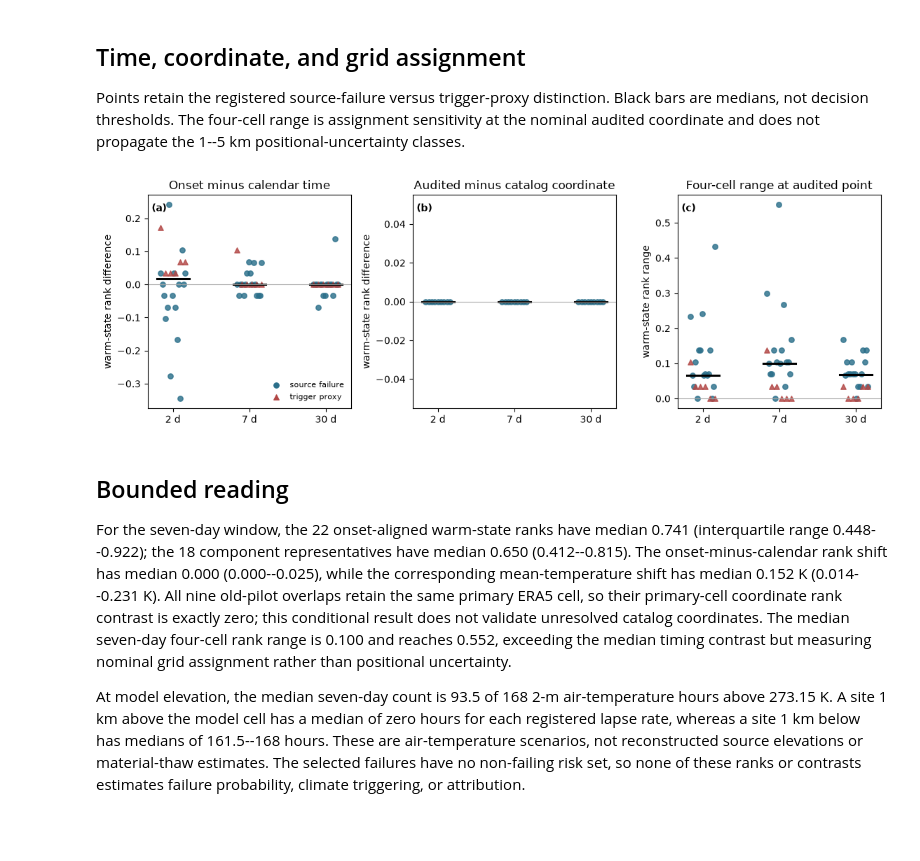
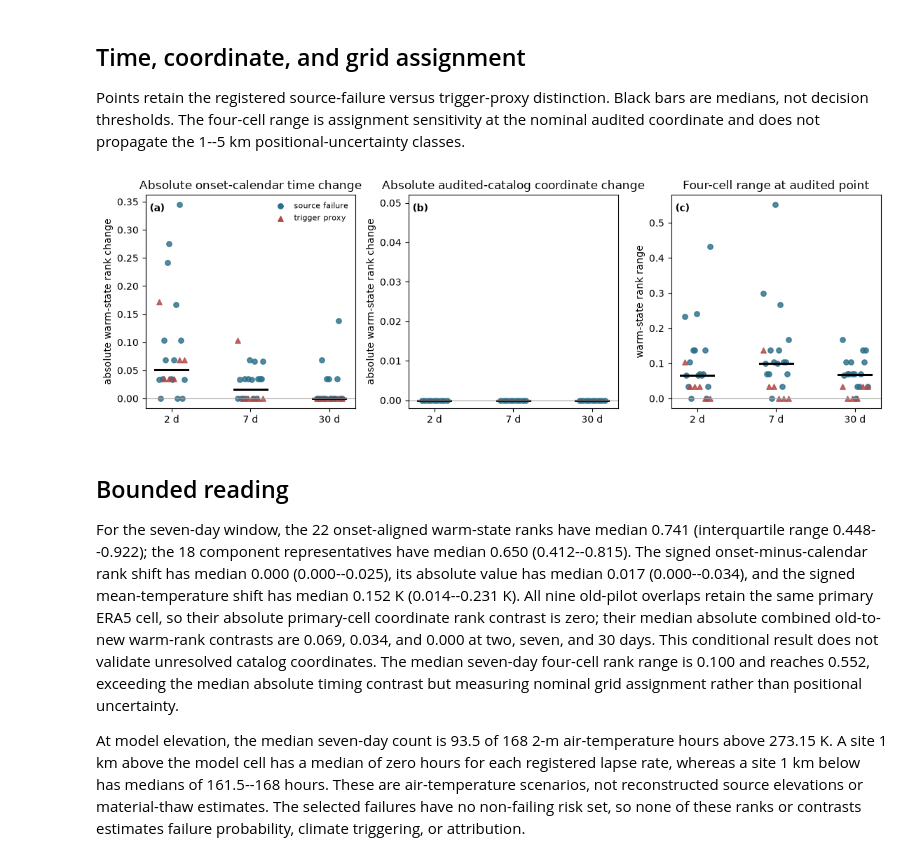
Before and after one commit to bradlipovsky/mass-movements, a Jupyter notebook: notebooks/audited_reanalysis.ipynb, the cells around one changed output. Cells and saved outputs as stored; diff of their text form; code cells hidden in the pictures; blank space fills up the shorter version.

Commit message:
docs: report absolute ERA5 assignment contrasts

```diff
--- a/notebooks/audited_reanalysis.ipynb
+++ b/notebooks/audited_reanalysis.ipynb
@@ -25,17 +29,18 @@ sealed snapshot T9H8SG2PVXWNY0QNJPJG ; selected occurrences 22 ; reviewed overla
 The table keeps all occurrences, one registered representative per dependence component, measured source failures, and trigger proxies separate. Quartiles and medians are descriptive; no threshold was registered.
 # %%
 order=['2d','7d','30d']
-p=p.assign(delta_temperature_k=p.onset_event_mean_t2m_k-p.calendar_event_mean_t2m_k)
+p=p.assign(delta_temperature_k=p.onset_event_mean_t2m_k-p.calendar_event_mean_t2m_k,absolute_time_warm_rank=p.delta_time_warm_state_rank.abs(),absolute_time_residual_rank=p.delta_time_linear_trend_residual_rank.abs())
+o=o.assign(absolute_coordinate_warm_rank=o.delta_coordinate_warm_state_rank.abs(),absolute_coordinate_residual_rank=o.delta_coordinate_linear_trend_residual_rank.abs(),absolute_combined_warm_rank=o.delta_combined_warm_state_rank.abs(),absolute_combined_residual_rank=o.delta_combined_linear_trend_residual_rank.abs())
 groups={'all occurrences':p,'component representatives':p[p.component_representative],'source failures':p[p.onset_role=='source_failure'],'trigger proxies':p[p.onset_role=='trigger_proxy']}
 rows=[]
 for label,group in groups.items():
     for window in order:
         q=group[group.window==window]
-        rows.append({'population':label,'window':window,'n':len(q),'onset warm rank median':q.onset_warm_state_rank.median(),'onset warm rank Q1':q.onset_warm_state_rank.quantile(.25),'onset warm rank Q3':q.onset_warm_state_rank.quantile(.75),'onset-calendar rank median':q.delta_time_warm_state_rank.median(),'onset-calendar T2m median (K)':q.delta_temperature_k.median(),'four-cell rank range median':q.onset_four_cell_warm_rank_range.median()})
+        rows.append({'population':label,'window':window,'n':len(q),'onset warm rank median':q.onset_warm_state_rank.median(),'onset warm rank Q1':q.onset_warm_state_rank.quantile(.25),'onset warm rank Q3':q.onset_warm_state_rank.quantile(.75),'signed time warm-rank median':q.delta_time_warm_state_rank.median(),'absolute time warm-rank median':q.absolute_time_warm_rank.median(),'absolute time residual-rank median':q.absolute_time_residual_rank.median(),'signed time T2m median (K)':q.delta_temperature_k.median(),'four-cell rank range median':q.onset_four_cell_warm_rank_range.median()})
 summary=pd.DataFrame(rows)
 display(summary.round(3))
-coordinate=o.groupby('window').delta_coordinate_warm_state_rank.agg(n='size',median='median',minimum='min',maximum='max').loc[order]
-display(coordinate.round(3).rename_axis('audited-minus-catalog coordinate contrast'))
+overlap=o.groupby('window').agg(n=('candidate_id','size'),absolute_coordinate_warm_median=('absolute_coordinate_warm_rank','median'),absolute_coordinate_residual_median=('absolute_coordinate_residual_rank','median'),absolute_combined_warm_median=('absolute_combined_warm_rank','median'),absolute_combined_residual_median=('absolute_combined_residual_rank','median')).loc[order]
+display(overlap.round(3).rename_axis('absolute audited-minus-catalog and old-to-new contrasts'))
 display(air.groupby(['lapse_rate_k_per_km','site_minus_model_height_km']).hours_above_273_15_k.agg(['median','min','max']))
 # %% [output]
 |  | population | window | n | onset warm rank median | onset warm rank Q1 | onset warm rank Q3 | ... |
@@ -76,28 +81,28 @@ display(air.groupby(['lapse_rate_k_per_km','site_minus_model_height_km']).hours_
 Points retain the registered source-failure versus trigger-proxy distinction. Black bars are medians, not decision thresholds. The four-cell range is assignment sensitivity at the nominal audited coordinate and does not propagate the 1--5 km positional-uncertainty classes.
 # %%
 colors={'source_failure':'#2b6f8a','trigger_proxy':'#b24745'}; markers={'source_failure':'o','trigger_proxy':'^'}
-panels=[(p,'delta_time_warm_state_rank','Onset minus calendar time'),(o,'delta_coordinate_warm_state_rank','Audited minus catalog coordinate'),(p,'onset_four_cell_warm_rank_range','Four-cell range at audited point')]
+panels=[(p,'absolute_time_warm_rank','Absolute onset-calendar time change'),(o,'absolute_coordinate_warm_rank','Absolute audited-catalog coordinate change'),(p,'onset_four_cell_warm_rank_range','Four-cell range at audited point')]
 fig,axes=plt.subplots(1,3,figsize=(11.4,3.8))
 for letter,ax,(source,column,title) in zip('abc',axes,panels):
     for k,window in enumerate(order):
         q=source[source.window==window]
         for role in colors:
             r=q[q.onset_role==role]
             x=k+np.linspace(-.16,.16,len(r))
             ax.scatter(x,r[column],s=28,color=colors[role],marker=markers[role],alpha=.82)
         ax.plot([k-.21,k+.21],[q[column].median()]*2,color='black',lw=2.2)
     ax.axhline(0,color='.65',lw=.8); ax.set(xticks=range(3),xticklabels=['2 d','7 d','30 d'],title=title)
     ax.text(.02,.96,f'({letter})',transform=ax.transAxes,ha='left',va='top',fontweight='bold')
-axes[0].set_ylabel('warm-state rank difference'); axes[1].set_ylabel('warm-state rank difference'); axes[2].set_ylabel('warm-state rank range')
+axes[0].set_ylabel('absolute warm-state rank change'); axes[1].set(ylabel='absolute warm-state rank change',ylim=(-.002,.052)); axes[2].set_ylabel('warm-state rank range')
 for role in colors: axes[0].scatter([],[],s=28,color=colors[role],marker=markers[role],label=role.replace('_',' '))
-axes[0].legend(frameon=False,fontsize=8,loc='lower right'); fig.tight_layout()
+axes[0].legend(frameon=False,fontsize=8,loc='upper right'); fig.tight_layout()
 fig.savefig(figures/'audited_reanalysis_sensitivity.pdf'); fig.savefig(figures/'audited_reanalysis_sensitivity.png',dpi=180)
 plt.show()
 # %% [output]
-[figure, old version]
+[figure, new version]
 # %% [markdown]
 ## Bounded reading
 
-For the seven-day window, the 22 onset-aligned warm-state ranks have median 0.741 (interquartile range 0.448--0.922); the 18 component representatives have median 0.650 (0.412--0.815). The onset-minus-calendar rank shift has median 0.000 (0.000--0.025), while the corresponding mean-temperature shift has median 0.152 K (0.014--0.231 K). All nine old-pilot overlaps retain the same primary ERA5 cell, so their primary-cell coordinate rank contrast is exactly zero; this conditional result does not validate unresolved catalog coordinates. The median seven-day four-cell rank range is 0.100 and reaches 0.552, exceeding the median timing contrast but measuring nominal grid assignment rather than positional uncertainty.
+For the seven-day window, the 22 onset-aligned warm-state ranks have median 0.741 (interquartile range 0.448--0.922); the 18 component representatives have median 0.650 (0.412--0.815). The signed onset-minus-calendar rank shift has median 0.000 (0.000--0.025), its absolute value has median 0.017 (0.000--0.034), and the signed mean-temperature shift has median 0.152 K (0.014--0.231 K). All nine old-pilot overlaps retain the same primary ERA5 cell, so their absolute primary-cell coordinate rank contrast is zero; their median absolute combined old-to-new warm-rank contrasts are 0.069, 0.034, and 0.000 at two, seven, and 30 days. This conditional result does not validate unresolved catalog coordinates. The median seven-day four-cell rank range is 0.100 and reaches 0.552, exceeding the median absolute timing contrast but measuring nominal grid assignment rather than positional uncertainty.
 
 At model elevation, the median seven-day count is 93.5 of 168 2-m air-temperature hours above 273.15 K. A site 1 km above the model cell has a median of zero hours for each registered lapse rate, whereas a site 1 km below has medians of 161.5--168 hours. These are air-temperature scenarios, not reconstructed source elevations or material-thaw estimates. The selected failures have no non-failing risk set, so none of these ranks or contrasts estimates failure probability, climate triggering, or attribution.
```
Also changed, not shown: parts of 2 cells of this notebook, 4 other files.
